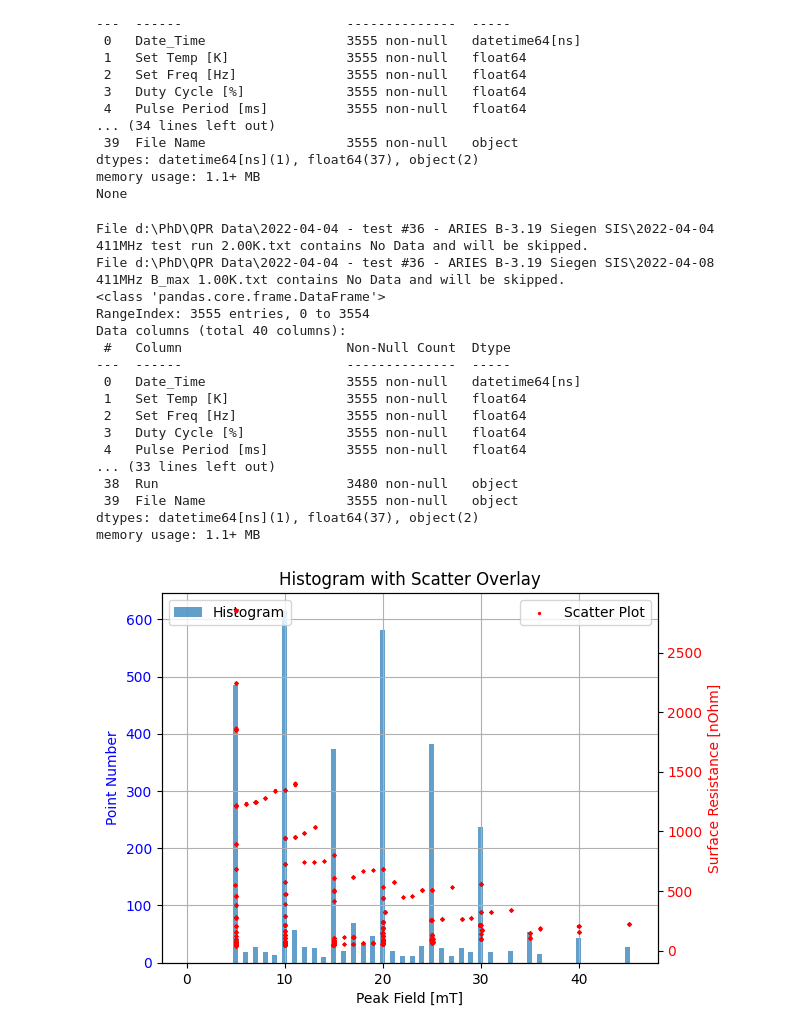
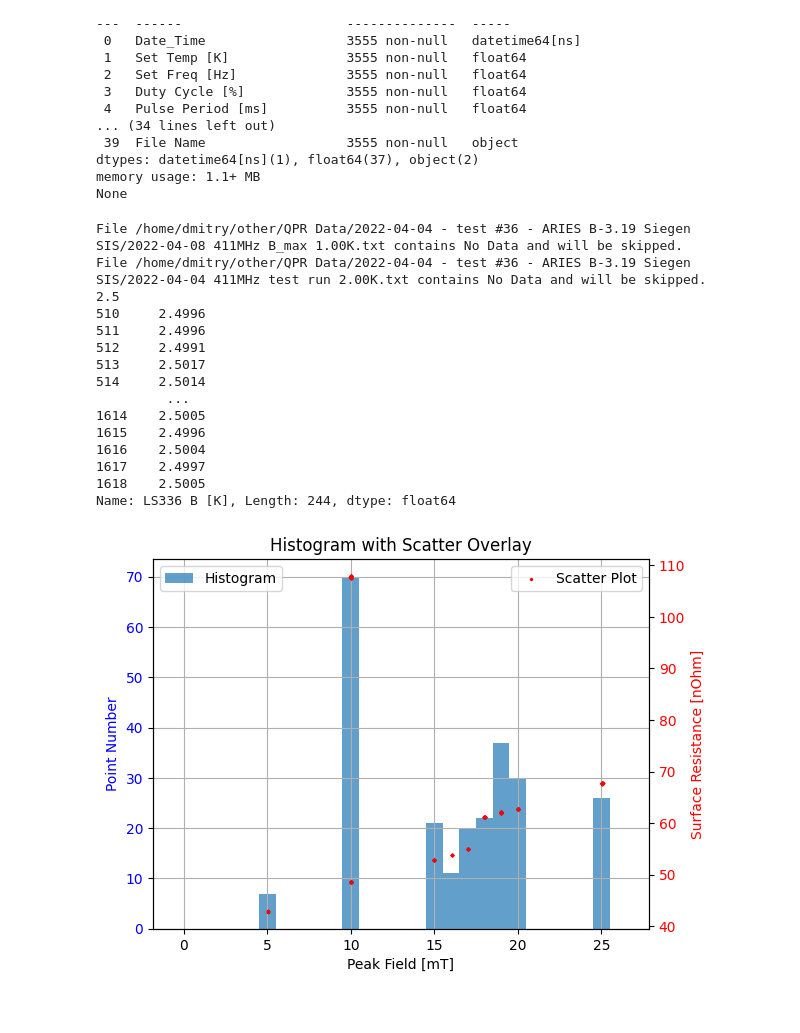
Before and after one commit to Dmitry-LO/QPR-Data-Analysis, a Jupyter notebook: main.ipynb, the cells around one changed output. Saved outputs shown, nothing was run; the diff lists cells and outputs as text; code cells hidden in the pictures.

Commit message:
fixed param mechanics

```diff
--- a/main.ipynb
+++ b/main.ipynb
@@ -104,39 +104,37 @@ None
 # %%
 import glob, os
 import pandas as pd
 import numpy as np
 import matplotlib.pyplot as plt
 from funclib.importf import *
 
 script_dir = os.path.dirname(os.path.abspath("main.ipynb"))
 phd_dir = os.path.dirname(script_dir)
 TestPath = os.path.join(phd_dir, "QPR Data", "2022-04-04 - test #36 - ARIES B-3.19 Siegen SIS")
 
 Test1 = HandleTest(TestPath)
 Test1Data = Test1.LoadData(pattern="*41*MHz*.txt")
 
-Test1Data.info()
+#Test1Data.info()
 #pd.set_option('display.max_rows', None)
 #print(Test1Data["File Name"])
 #print(Test1.Data["Run"].unique())
 
-Test1.plotHistogram(step = 0.5, Run = 1, ParamVal=1)
+Test1.plotHistogram(step = 0.5, ParamName="LS336 B [K]", ParamVal=2.5, ParamTol=0.05)
 # %% [output]
-File d:\PhD\QPR Data\2022-04-04 - test #36 - ARIES B-3.19 Siegen SIS\2022-04-04 411MHz test run 2.00K.txt contains No Data and will be skipped.
-File d:\PhD\QPR Data\2022-04-04 - test #36 - ARIES B-3.19 Siegen SIS\2022-04-08 411MHz B_max 1.00K.txt contains No Data and will be skipped.
-<class 'pandas.core.frame.DataFrame'>
-RangeIndex: 3555 entries, 0 to 3554
-Data columns (total 40 columns):
- #   Column                     Non-Null Count  Dtype
----  ------                     --------------  -----
- 0   Date_Time                  3555 non-null   datetime64[ns]
- 1   Set Temp [K]               3555 non-null   float64
- 2   Set Freq [Hz]              3555 non-null   float64
- 3   Duty Cycle [%]             3555 non-null   float64
- 4   Pulse Period [ms]          3555 non-null   float64
-... (33 lines left out)
- 38  Run                        3480 non-null   object
- 39  File Name                  3555 non-null   object
-dtypes: datetime64[ns](1), float64(37), object(2)
-memory usage: 1.1+ MB
+File /home/dmitry/other/QPR Data/2022-04-04 - test #36 - ARIES B-3.19 Siegen SIS/2022-04-08 411MHz B_max 1.00K.txt contains No Data and will be skipped.
+File /home/dmitry/other/QPR Data/2022-04-04 - test #36 - ARIES B-3.19 Siegen SIS/2022-04-04 411MHz test run 2.00K.txt contains No Data and will be skipped.
+2.5
+510     2.4996
+511     2.4996
+512     2.4991
+513     2.5017
+514     2.5014
+         ...
+1614    2.5005
+1615    2.4996
+1616    2.5004
+1617    2.4997
+1618    2.5005
+Name: LS336 B [K], Length: 244, dtype: float64
-[figure, old version]
+[figure, new version]
```
Also changed, not shown: 1 other file.
